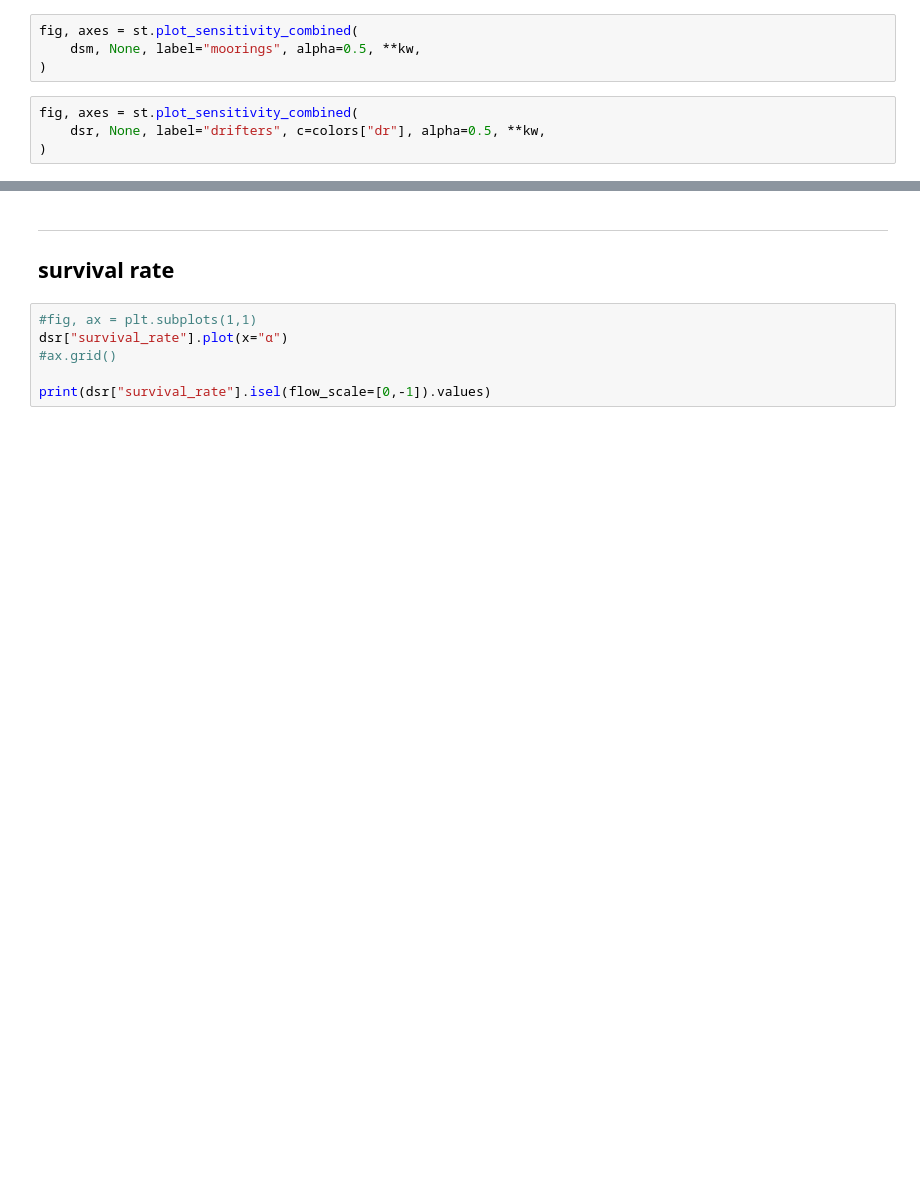
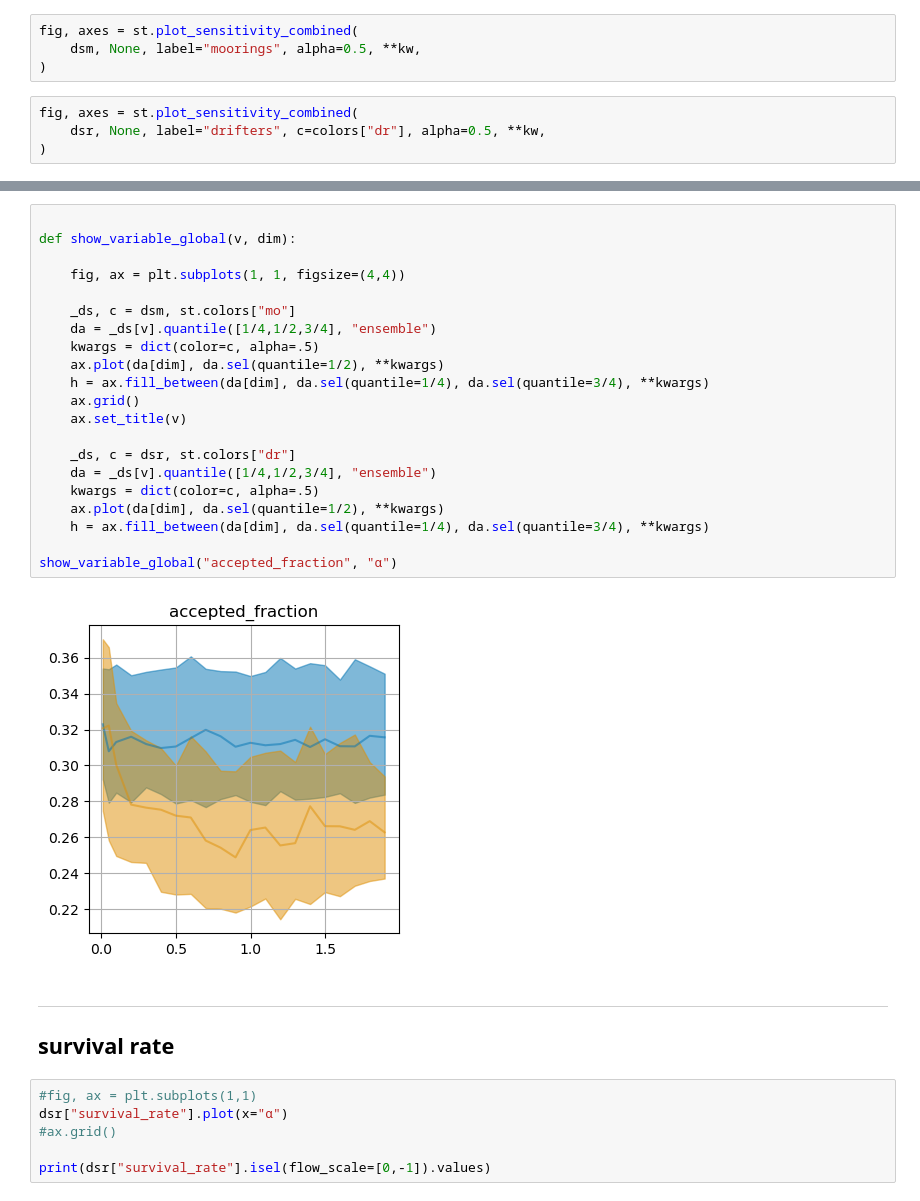
Before and after one commit to apatlpo/nwastats, a Jupyter notebook: notebooks/drifter_3D_alpha.ipynb, the cells around one changed output, grey strips where cells are left out. Saved outputs shown, nothing was run; the diff lists cells and outputs as text; blank space fills up the shorter version.

```diff
--- a/notebooks/drifter_3D_alpha.ipynb
+++ b/notebooks/drifter_3D_alpha.ipynb
@@ -541,3 +572,26 @@ fig, axes = st.plot_sensitivity_combined(
+# %%
+
+def show_variable_global(v, dim):
+
+    fig, ax = plt.subplots(1, 1, figsize=(4,4))
+
+    _ds, c = dsm, st.colors["mo"]
+    da = _ds[v].quantile([1/4,1/2,3/4], "ensemble")
+    kwargs = dict(color=c, alpha=.5)
+    ax.plot(da[dim], da.sel(quantile=1/2), **kwargs)
+    h = ax.fill_between(da[dim], da.sel(quantile=1/4), da.sel(quantile=3/4), **kwargs)
+    ax.grid()
+    ax.set_title(v)
+
+    _ds, c = dsr, st.colors["dr"]
+    da = _ds[v].quantile([1/4,1/2,3/4], "ensemble")
+    kwargs = dict(color=c, alpha=.5)
+    ax.plot(da[dim], da.sel(quantile=1/2), **kwargs)
+    h = ax.fill_between(da[dim], da.sel(quantile=1/4), da.sel(quantile=3/4), **kwargs)
+
+show_variable_global("accepted_fraction", "α")
+# %% [output]
+[figure, added]
 # %% [markdown]
 ---
 ## survival rate
```
Also changed, not shown: parts of 15 cells of this notebook, 12 other files.
